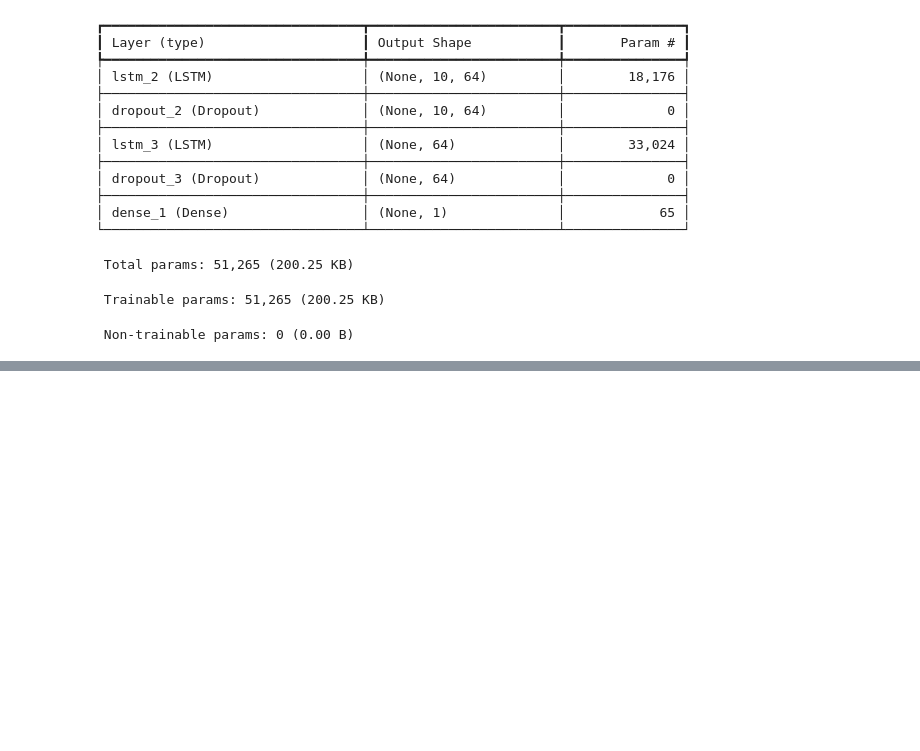
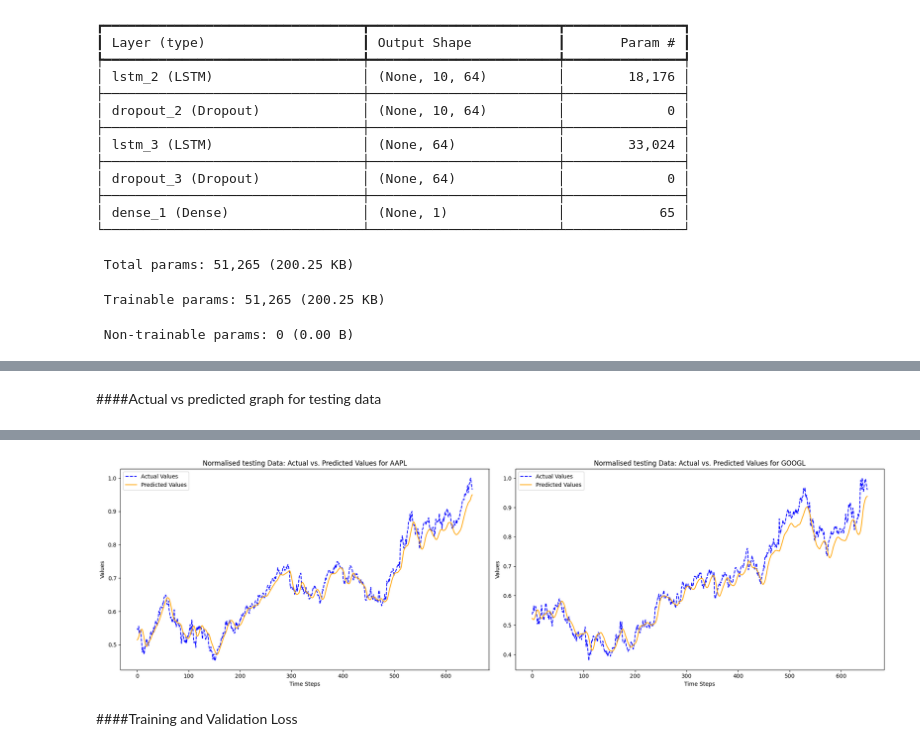
Before and after one commit to Knightfw220/Stock-Price-Prediction-Model, a Jupyter notebook: Final Project/LSTM_Final_Project (1).ipynb, the cells around one changed output, grey strips where cells are left out. Drawn from its saved outputs; the diff is of its cells as text; code cells hidden in the pictures; blank space fills up the shorter version.

```diff
--- a/Final Project/LSTM_Final_Project (1).ipynb
+++ b/Final Project/LSTM_Final_Project (1).ipynb
@@ -436,0 +486,29 @@ Test Loss: 0.0021, Test MAE: 0.0358
+# %% [markdown]
+####Actual vs predicted graph for testing data
+# %%
+fig, axes = plt.subplots(1, 2, figsize=(20, 6))
+
+# how to add scaler ?
+
+
+# Plot for the first stock
+y_test_pred1 = model1.predict(X_test1)
+axes[0].plot(range(len(y_test1)), y_test1, label="Actual Values", color="blue", linestyle="--")
+axes[0].plot(range(len(y_test_pred1)), y_test_pred1, label="Predicted Values", color="orange")
+axes[0].set_title(f"Normalised testing Data: Actual vs. Predicted Values for {stock_name1}")
+axes[0].set_xlabel("Time Steps")
+axes[0].set_ylabel("Values")
+axes[0].legend()
+
+# Plot for the second stock
+y_test_pred2 = model2.predict(X_test2)
+axes[1].plot(range(len(y_test2)), y_test2, label="Actual Values", color="blue", linestyle="--")
+axes[1].plot(range(len(y_test_pred2)), y_test_pred2, label="Predicted Values", color="orange")
+axes[1].set_title(f"Normalised testing Data: Actual vs. Predicted Values for {stock_name2}")
+axes[1].set_xlabel("Time Steps")
+axes[1].set_ylabel("Values")
+axes[1].legend()
+
+plt.tight_layout()
+plt.show()
+# %% [output]
@@ -437,3 +517,6 @@ Test Loss: 0.0021, Test MAE: 0.0358
+[figure, added]
+# %% [markdown]
+####Training and Validation Loss
 # %%
 fig, axes = plt.subplots(1, 2, figsize=(20, 6))
 
```
Also changed, not shown: parts of 51 cells of this notebook.
